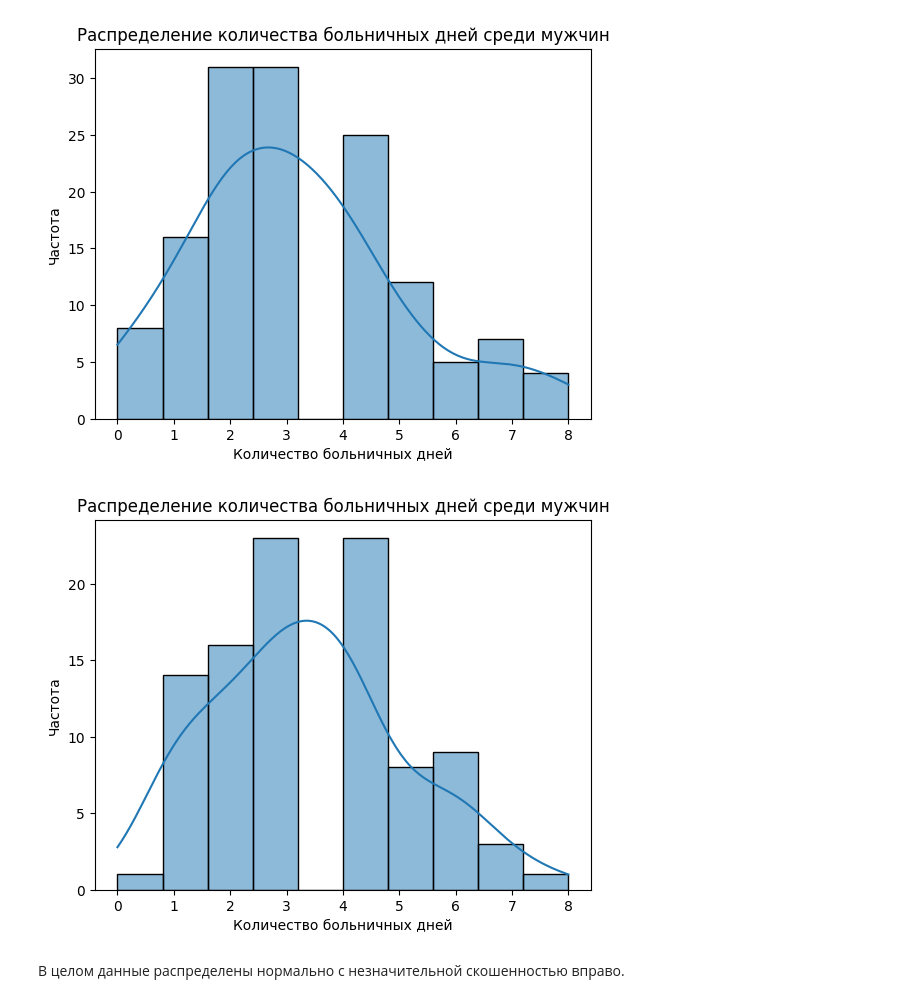
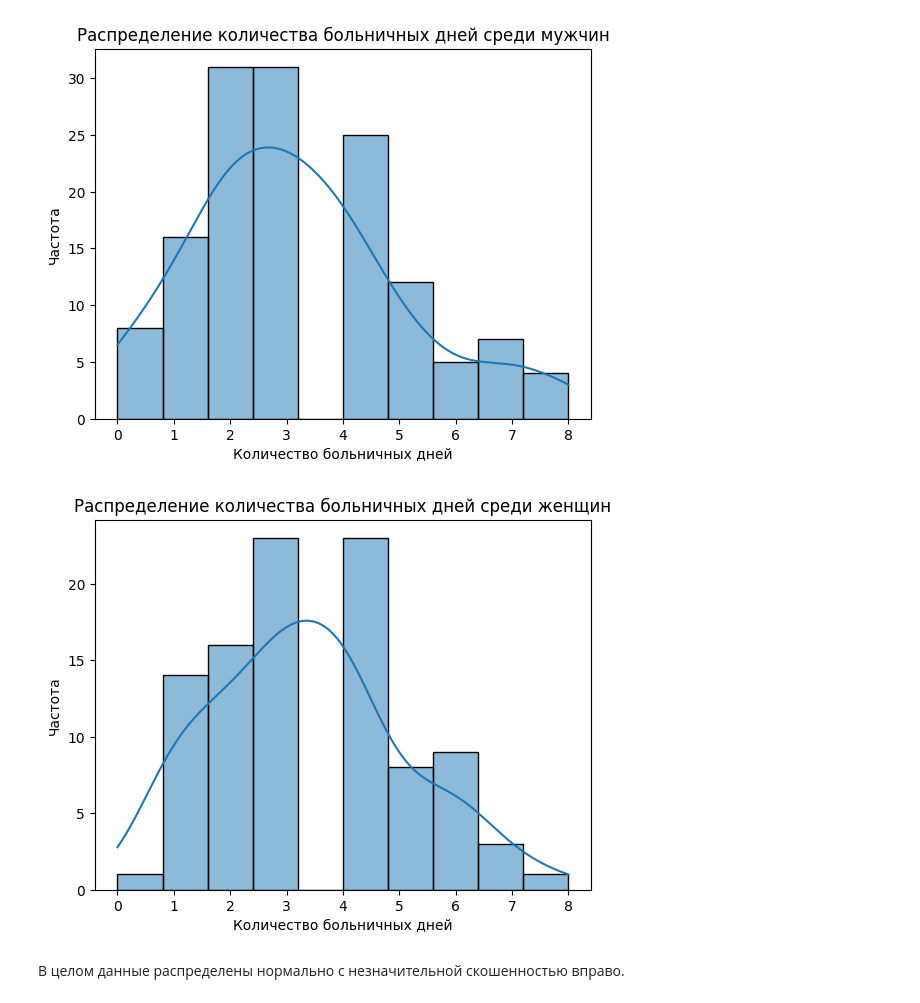
Before and after one commit to Oleg-1703/Test3, a Jupyter notebook: main.ipynb, the cells around one changed output. Saved outputs shown, nothing was run; the diff lists cells and outputs as text; code cells hidden in the pictures.

```diff
--- a/main.ipynb
+++ b/main.ipynb
@@ -55,12 +55,12 @@ plt.show()
 [figure]
 # %%
 sns.histplot(female_sick_days, bins=10, kde=True)
-plt.title('Распределение количества больничных дней среди мужчин')
+plt.title('Распределение количества больничных дней среди женщин')
 plt.xlabel('Количество больничных дней')
 plt.ylabel('Частота')
 plt.show()
 # %% [output]
-[figure, old version]
+[figure, new version]
 # %% [markdown]
 В целом данные распределены нормально с незначительной скошенностью вправо.
 # %% [markdown]
```
Also changed, not shown: parts of 2 cells of this notebook.
